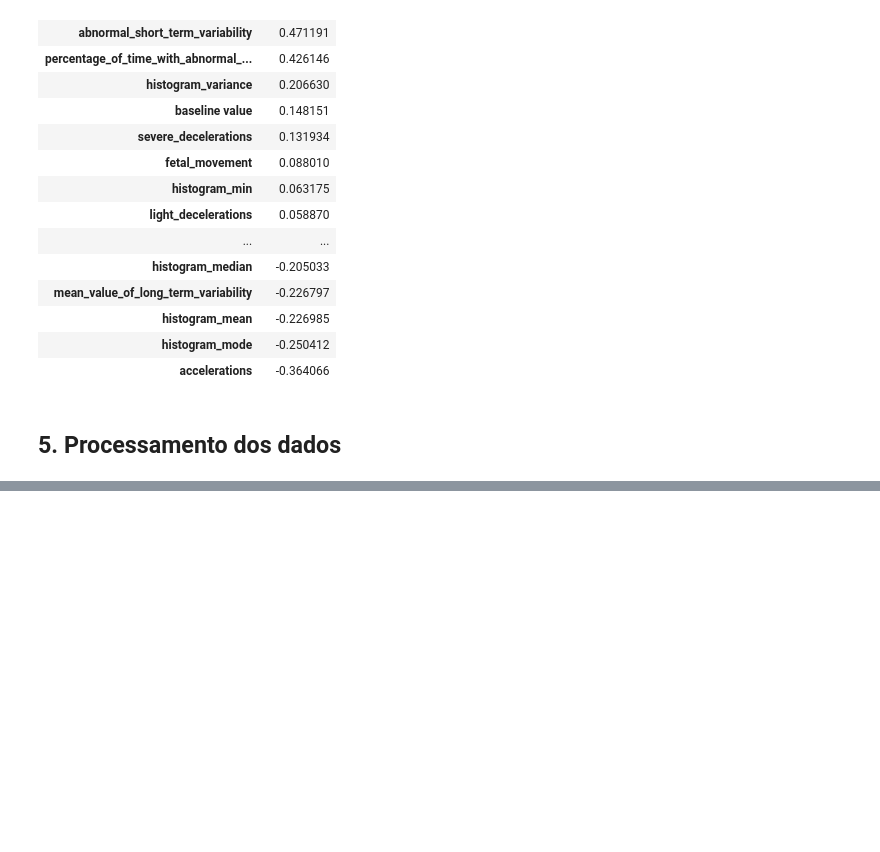
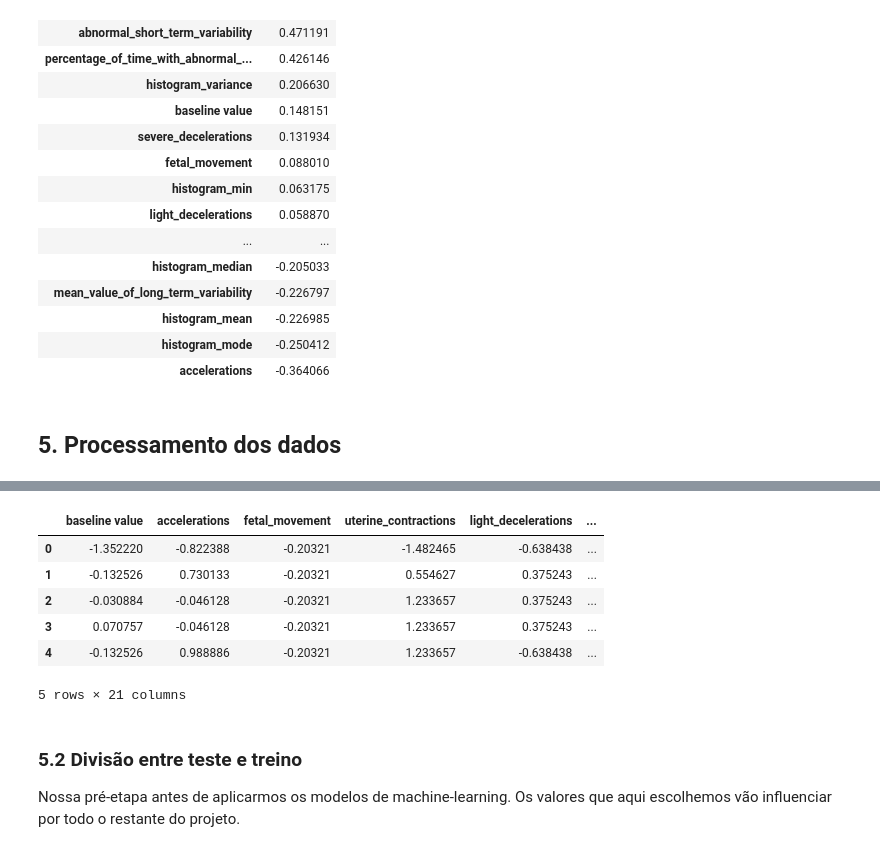
Before and after one commit to Codigos-de-Guerra/Selecao_LAIS, a Jupyter notebook: InteligenciaArtifical_LAIS_UFRN.ipynb, the cells around one changed output, grey strips where cells are left out. Saved outputs shown, nothing was run; the diff lists cells and outputs as text; code cells hidden in the pictures; blank space fills up the shorter version.

```diff
--- a/InteligenciaArtifical_LAIS_UFRN.ipynb
+++ b/InteligenciaArtifical_LAIS_UFRN.ipynb
@@ -240,0 +299,17 @@ numeric_corr.style.background_gradient()
+# %%
+# Como a coluna "fetal_health" é o resultado de classificação que buscamos, claramente ela não será redimensionada.
+X = pd.DataFrame(StandardScaler().fit_transform(data.drop(["fetal_health"],axis = 1),), columns = list(data.columns)[:-1])
+# %%
+X.head()
+# %% [output]
+|  | baseline value | accelerations | fetal_movement | uterine_contractions | light_decelerations | ... |
+| 0 | -1.352220 | -0.822388 | -0.20321 | -1.482465 | -0.638438 | ... |
+| 1 | -0.132526 | 0.730133 | -0.20321 | 0.554627 | 0.375243 | ... |
+| 2 | -0.030884 | -0.046128 | -0.20321 | 1.233657 | 0.375243 | ... |
+| 3 | 0.070757 | -0.046128 | -0.20321 | 1.233657 | 0.375243 | ... |
+| 4 | -0.132526 | 0.988886 | -0.20321 | 1.233657 | -0.638438 | ... |
+5 rows × 21 columns
+# %% [markdown]
+### 5.2 Divisão entre teste e treino
+
+Nossa pré-etapa antes de aplicarmos os modelos de machine-learning. Os valores que aqui escolhemos vão influenciar por todo o restante do projeto.
```
Also changed, not shown: parts of 40 cells of this notebook.
